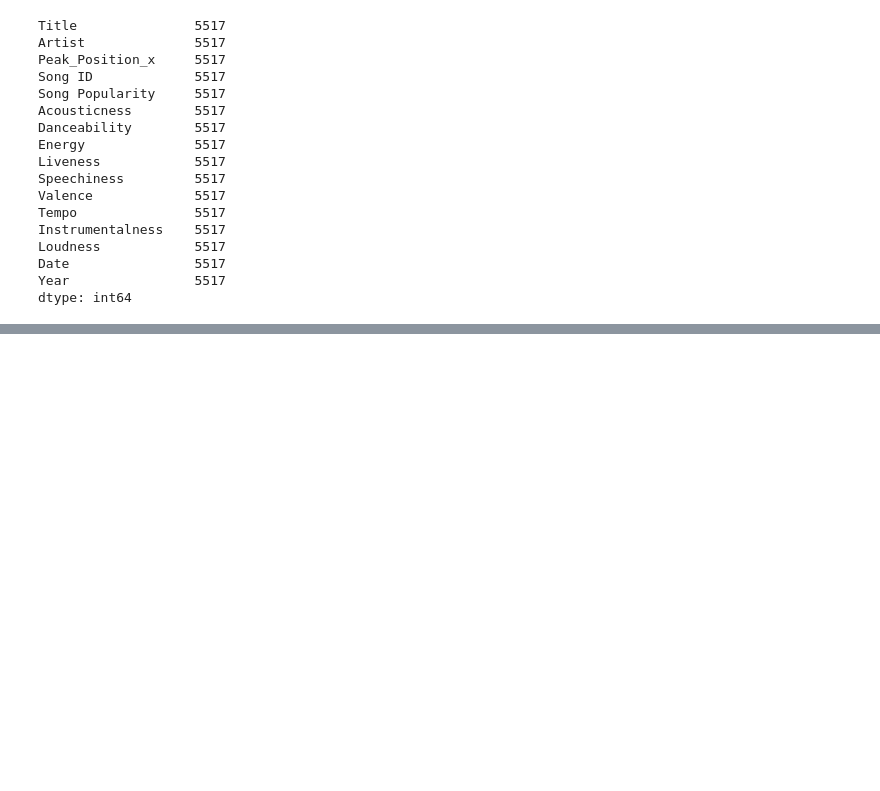
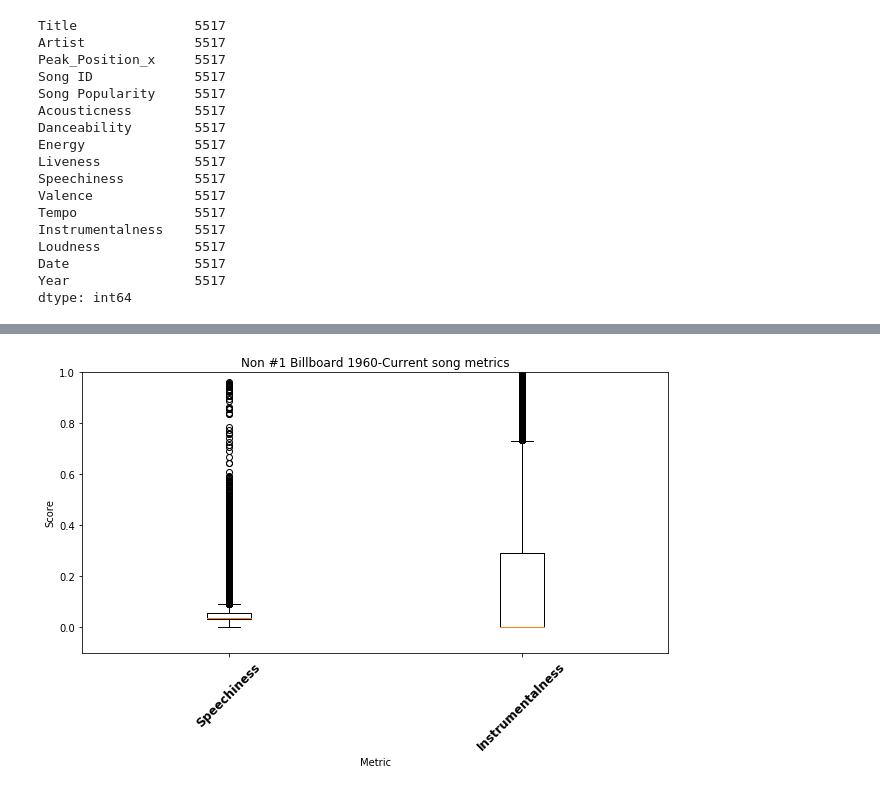
Before and after one commit to wwenash/New_improved_repo, a Jupyter notebook: Song_Metric_Graphs.ipynb, the cells around one changed output, grey strips where cells are left out. Cells and saved outputs as stored; diff of their text form; code cells hidden in the pictures; blank space fills up the shorter version.

```diff
--- a/Song_Metric_Graphs.ipynb
+++ b/Song_Metric_Graphs.ipynb
@@ -573,0 +174,21 @@ metrics_df.head(10)
+# %%
+
+# Other Billboard Boxplot
+
+fig = plt.figure(1, figsize=(9, 6))
+ax = fig.add_subplot(111)
+
+# Create the boxplot
+bp = ax.boxplot(other_billbord_data2)
+ax.set_xticklabels(['Speechiness', 'Instrumentalness'], rotation=45, fontsize=12, fontweight="bold")
+
+plt.title("Non #1 Billboard 1960-Current song metrics")
+plt.ylim(-0.1,1)
+
+plt.xlabel("Metric")
+plt.ylabel("Score")
+plt.tight_layout()
+
+plt.savefig('Resources/Images/Billboard_non1_metrics2.png')
+# %% [output]
+[figure, added]
```
Also changed, not shown: parts of 49 cells of this notebook, 21 other files.
